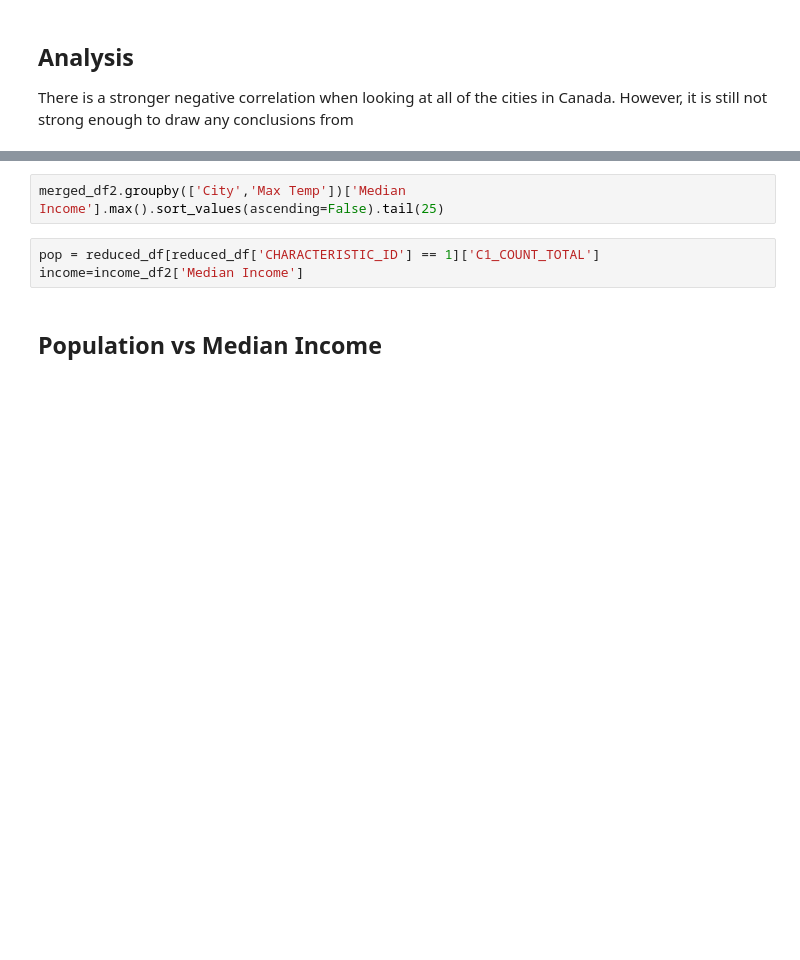
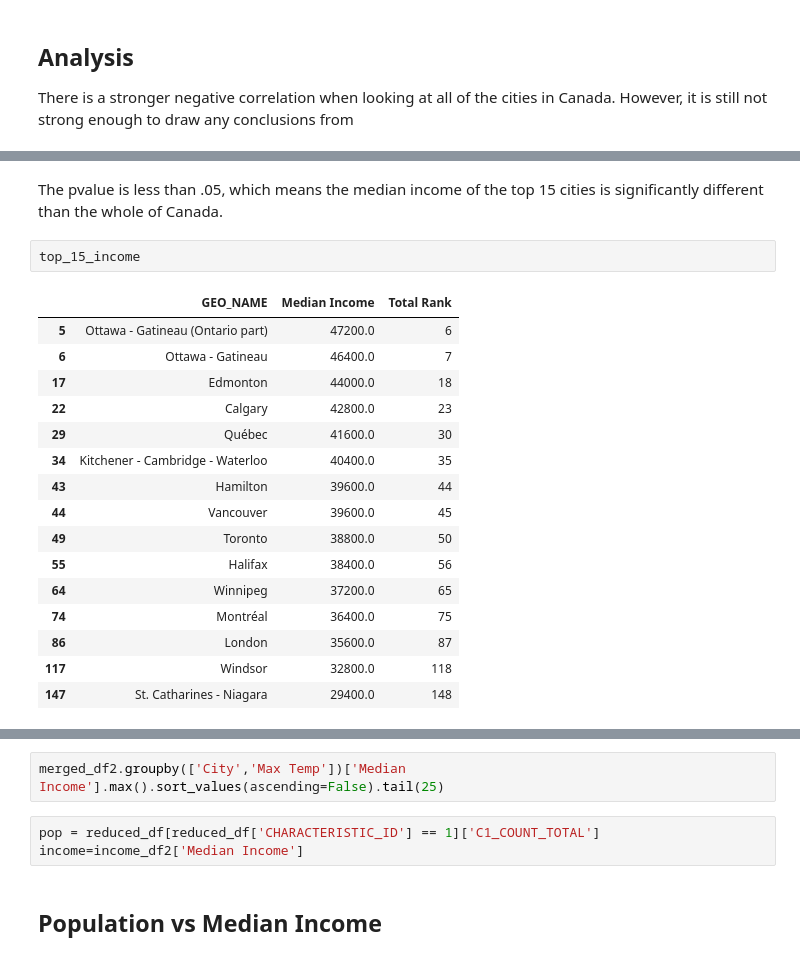
Before and after one commit to detmanski/Overview_Canada_Analysis, a Jupyter notebook: income_data.ipynb, the cells around one changed output, grey strips where cells are left out. Saved outputs shown, nothing was run; the diff lists cells and outputs as text; blank space fills up the shorter version.

```diff
--- a/income_data.ipynb
+++ b/income_data.ipynb
@@ -141,0 +281,21 @@ There is a stronger negative correlation when looking at all of the cities in Ca
+# %% [markdown]
+The pvalue is less than .05, which means the median income of the top 15 cities is significantly different than the whole of Canada.
+# %%
+top_15_income
+# %% [output]
+|  | GEO_NAME | Median Income | Total Rank |
+| 5 | Ottawa - Gatineau (Ontario part) | 47200.0 | 6 |
+| 6 | Ottawa - Gatineau | 46400.0 | 7 |
+| 17 | Edmonton | 44000.0 | 18 |
+| 22 | Calgary | 42800.0 | 23 |
+| 29 | Québec | 41600.0 | 30 |
+| 34 | Kitchener - Cambridge - Waterloo | 40400.0 | 35 |
+| 43 | Hamilton | 39600.0 | 44 |
+| 44 | Vancouver | 39600.0 | 45 |
+| 49 | Toronto | 38800.0 | 50 |
+| 55 | Halifax | 38400.0 | 56 |
+| 64 | Winnipeg | 37200.0 | 65 |
+| 74 | Montréal | 36400.0 | 75 |
+| 86 | London | 35600.0 | 87 |
+| 117 | Windsor | 32800.0 | 118 |
+| 147 | St. Catharines - Niagara | 29400.0 | 148 |
```
Also changed, not shown: parts of 19 cells of this notebook.
